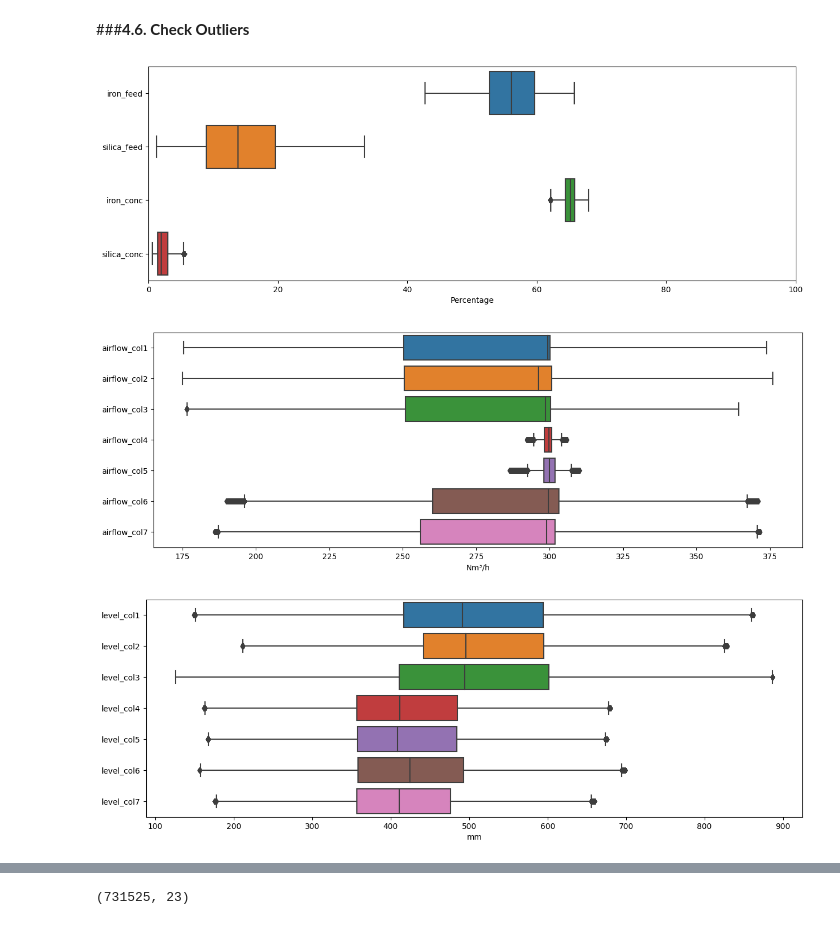
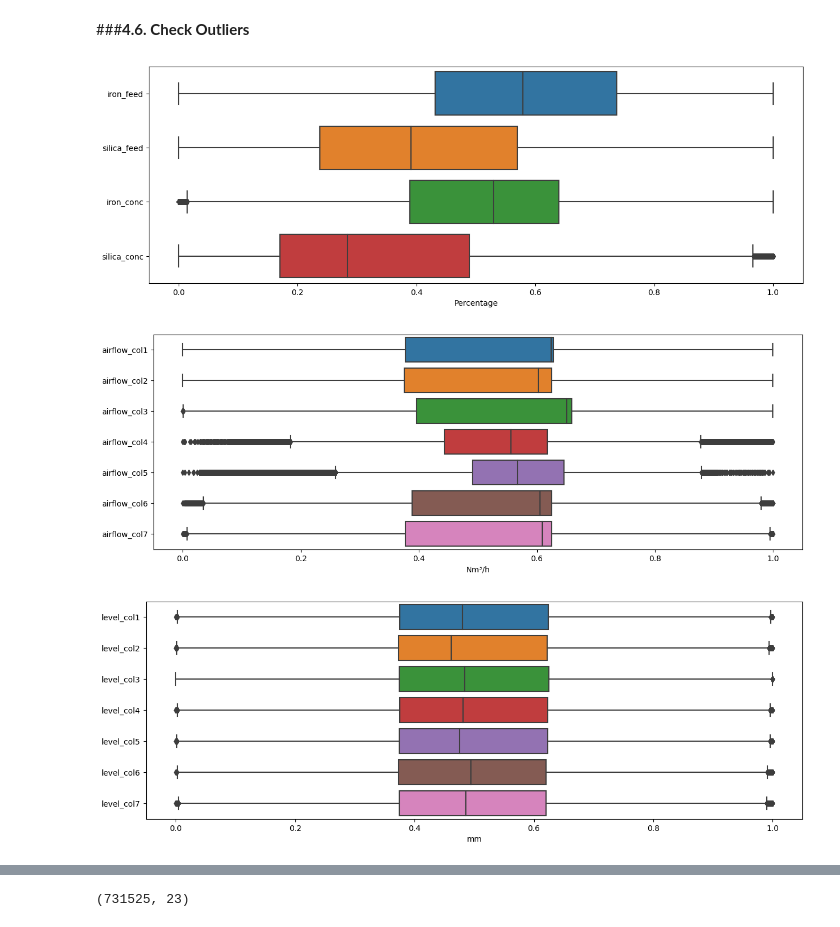
Before and after one commit to ArifAygun/Iron-Ore-Froth-Flotation-Quality-Prediction, a Jupyter notebook: AA_Iron_Ore_Froth_Flotation_Quality_Prediction.ipynb, the cells around one changed output, grey strips where cells are left out. Drawn from its saved outputs; the diff is of its cells as text; code cells hidden in the pictures.

```diff
--- a/AA_Iron_Ore_Froth_Flotation_Quality_Prediction.ipynb
+++ b/AA_Iron_Ore_Froth_Flotation_Quality_Prediction.ipynb
@@ -156,11 +156,10 @@ old_columns = ['date', '% Iron Feed', '% Silica Feed', 'Starch Flow',
                '% Iron Concentrate', '% Silica Concentrate']
 new_columns = ["date", "iron_feed", "silica_feed", "starch_flow",
                "amina_flow", "pulp_flow", "pulp_pH", "pulp_density",
-               "airflow_col1", "airflow_col2", "airflow_col3",
-               "airflow_col4", "airflow_col5", "airflow_col6", "airflow_col7",
+               "airflow_col1", "airflow_col2", "airflow_col3", "airflow_col4",
+               "airflow_col5", "airflow_col6", "airflow_col7",
                "level_col1", "level_col2", "level_col3", "level_col4", "level_col5",
-               "level_col6", "level_col7",
-               "iron_conc", "silica_conc"]
+               "level_col6", "level_col7", "iron_conc", "silica_conc"]
 
 flotation = flotation.rename(columns=dict(zip(old_columns, new_columns)))
 # %%
@@ -217,0 +223,15 @@ flotation.describe().T
+# %%
+from sklearn.preprocessing import MinMaxScaler
+
+# Select the columns to normalize
+columns_to_normalize = ["iron_feed", "silica_feed", "starch_flow", "amina_flow", "pulp_flow",
+                        "pulp_pH", "pulp_density", "airflow_col1", "airflow_col2", "airflow_col3",
+                        "airflow_col4", "airflow_col5", "airflow_col6", "airflow_col7", "level_col1",
+                        "level_col2", "level_col3", "level_col4", "level_col5", "level_col6",
+                        "level_col7", "iron_conc", "silica_conc"]
+
+# Create a MinMaxScaler object
+scaler = MinMaxScaler()
+
+# Apply Min-Max scaling to the selected columns
+flotation[columns_to_normalize] = scaler.fit_transform(flotation[columns_to_normalize])
@@ -430,10 +431,10 @@ flotation.shape
 # %%
 #box plots of input and output values
 plt.figure(figsize = (15, 5))
-sns.boxplot(data = flotation[["iron_feed", "silica_feed", "iron_conc", "silica_conc"]], orient = 'h').set(xlim = (0, 100))
+sns.boxplot(data = flotation[["iron_feed", "silica_feed", "iron_conc", "silica_conc"]], orient = 'h')
 plt.xlabel('Percentage');
 # %% [output]
-[figure, old version]
+[figure, new version]
 # %%
 #box plots of airflow values
 plt.figure(figsize = (15, 5))
@@ -442,7 +443,7 @@ sns.boxplot(data = flotation[["airflow_col1", "airflow_col2", "airflow_col3",
                               "airflow_col7"]], orient = 'h')
 plt.xlabel('Nm³/h');
 # %% [output]
-[figure, old version]
+[figure, new version]
 # %%
 #box plots of froth level values
 plt.figure(figsize = (15, 5))
@@ -451,7 +452,7 @@ sns.boxplot(data = flotation[["level_col1", "level_col2", "level_col3",
                               "level_col7"]], orient = 'h')
 plt.xlabel('mm');
 # %% [output]
-[figure, old version]
+[figure, new version]
 # %%
 fig, axes = plt.subplots(4, 1, figsize=(8, 8))
 
```
Also changed, not shown: parts of 18 cells of this notebook.
